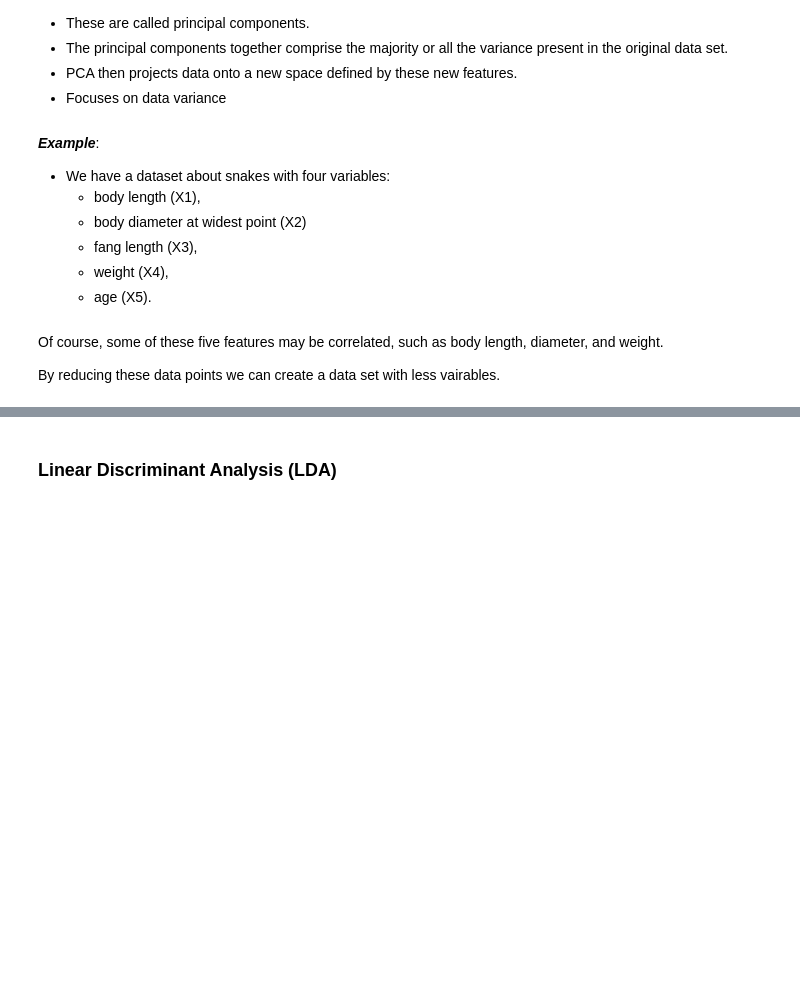
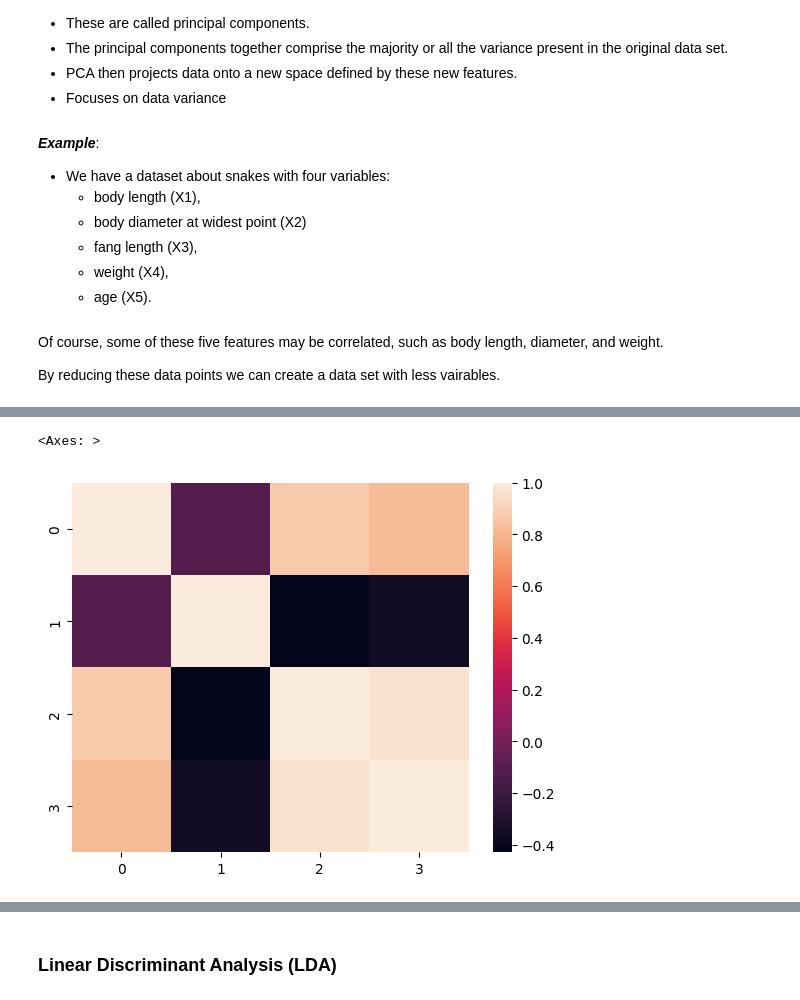
Before and after one commit to aelliott26/ITE140, a Jupyter notebook: Jupyter_Notebooks/Dimensionality-Reduction.ipynb, the cells around one changed output, grey strips where cells are left out. Drawn from its saved outputs; the diff is of its cells as text; code cells hidden in the pictures; blank space fills up the shorter version.

```diff
--- a/Jupyter_Notebooks/Dimensionality-Reduction.ipynb
+++ b/Jupyter_Notebooks/Dimensionality-Reduction.ipynb
@@ -53,3 +53,10 @@ import pandas as pd  # to load the dataframe
 from sklearn.preprocessing import StandardScaler  # to standardize the features
 from sklearn.decomposition import PCA  # to apply PCA
 import seaborn as sns  # to plot the heat maps
+# %%
+#Load the Dataset
+iris = datasets.load_iris()
+#convert the dataset into a pandas data frame
+df = pd.DataFrame(iris['data'], columns = iris['feature_names'])
+#display the head (first 5 rows) of the dataset
+df.head()
@@ -55,0 +70,6 @@ import seaborn as sns  # to plot the heat maps
+# %%
+#Standardize the features
+#Create an object of StandardScaler which is present in sklearn.preprocessing
+scalar = StandardScaler()
+scaled_data = pd.DataFrame(scalar.fit_transform(df)) #scaling the data
+scaled_data
@@ -55,0 +90,8 @@ import seaborn as sns  # to plot the heat maps
+# %%
+#Applying PCA
+#Taking no. of Principal Components as 3
+pca = PCA(n_components = 3)
+pca.fit(scaled_data)
+data_pca = pca.transform(scaled_data)
+data_pca = pd.DataFrame(data_pca,columns=['PC1','PC2','PC3'])
+data_pca.head()
@@ -55,0 +105,6 @@ import seaborn as sns  # to plot the heat maps
+# %%
+#Check the Co-relation between features without PCA
+sns.heatmap(scaled_data.corr())
+# %% [output]
+<Axes: >
+[figure, added]
```
Also changed, not shown: parts of 22 cells of this notebook.
